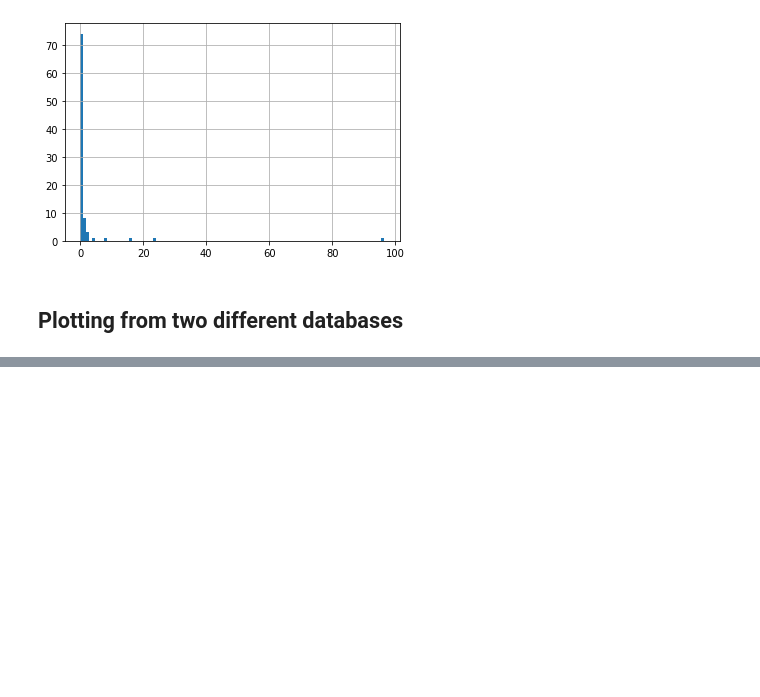
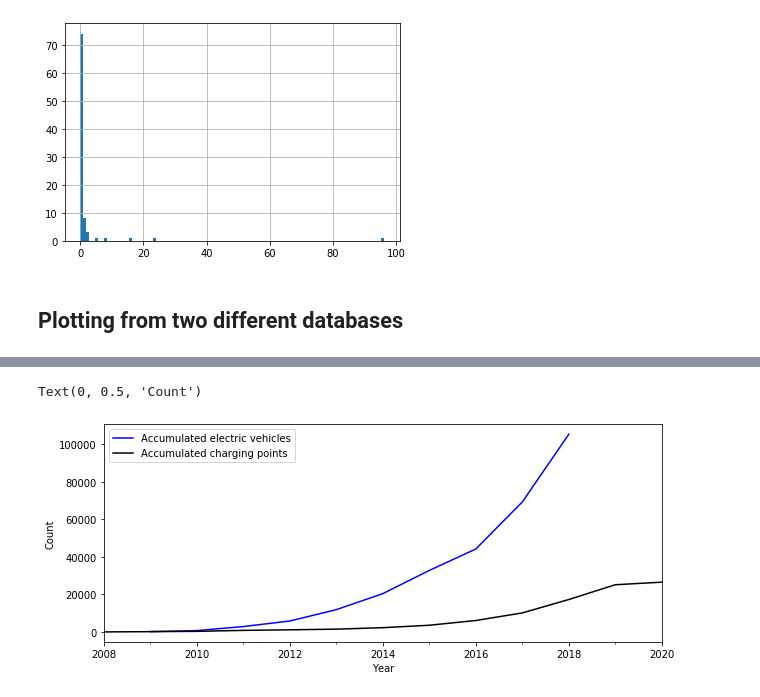
Before and after one commit to n1oftheabove/BowieMobility, a Jupyter notebook: main_bowiemobility.ipynb, the cells around one changed output, grey strips where cells are left out. Cells and saved outputs as stored; diff of their text form; code cells hidden in the pictures; blank space fills up the shorter version.

```diff
--- a/main_bowiemobility.ipynb
+++ b/main_bowiemobility.ipynb
@@ -197,0 +182,7 @@ df_ch_st.head()
+# %%
+# Number of cummulative charging points over the years from 2008 until 2020
+df_cumsum_ch_pts = df_ch_st.groupby(df_ch_st.date_of_activation.dt.year).agg('sum').cumsum()[['no_of_chargingpoints']]
+# %%
+df_cumsum_ch_pts.reset_index(level=0, inplace=True)
+df_cumsum_ch_pts['date_of_activation'] = pd.to_datetime(df_cumsum_ch_pts['date_of_activation'], format="%Y")
+df_cumsum_ch_pts
@@ -197,0 +243,4 @@ df_ch_st.head()
+# %%
+# Df of accumulated yearly registered e-vehicles
+df_cumsum_veh = df_reg_cars[['electric']].cumsum()
+df_cumsum_veh['year'] = df_reg_cars['year']
@@ -197,0 +261,10 @@ df_ch_st.head()
+# %%
+fig1, ax1 = plt.subplots(figsize=(10,4))
+df_cumsum_veh.plot(x='year',y='electric', ax=ax1, color='blue')
+df_cumsum_ch_pts.plot(x='date_of_activation', y='no_of_chargingpoints', ax=ax1, color='black')
+ax1.legend(['Accumulated electric vehicles', 'Accumulated charging points'])
+ax1.set_xlabel('Year')
+ax1.set_ylabel('Count')
+# %% [output]
+Text(0, 0.5, 'Count')
+[figure, added]
```
Also changed, not shown: parts of 12 cells of this notebook.
